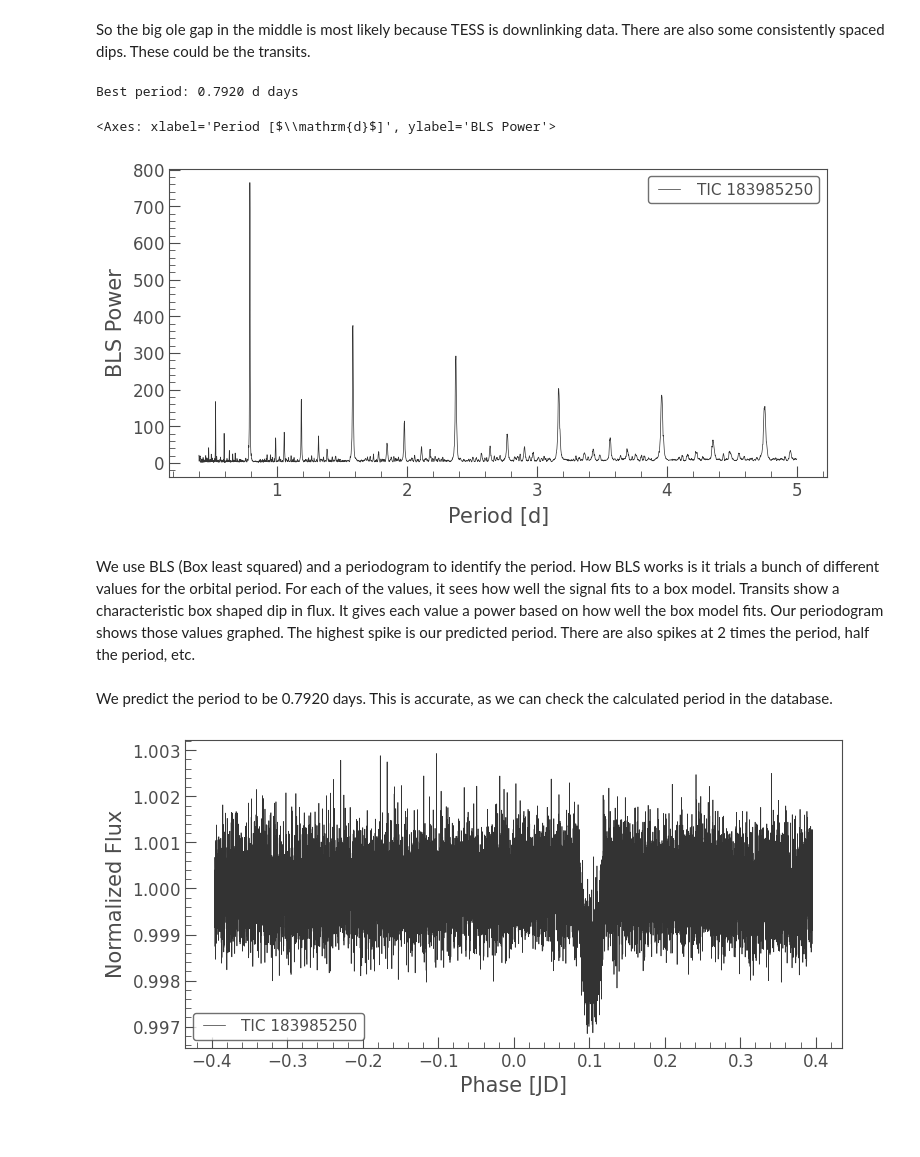
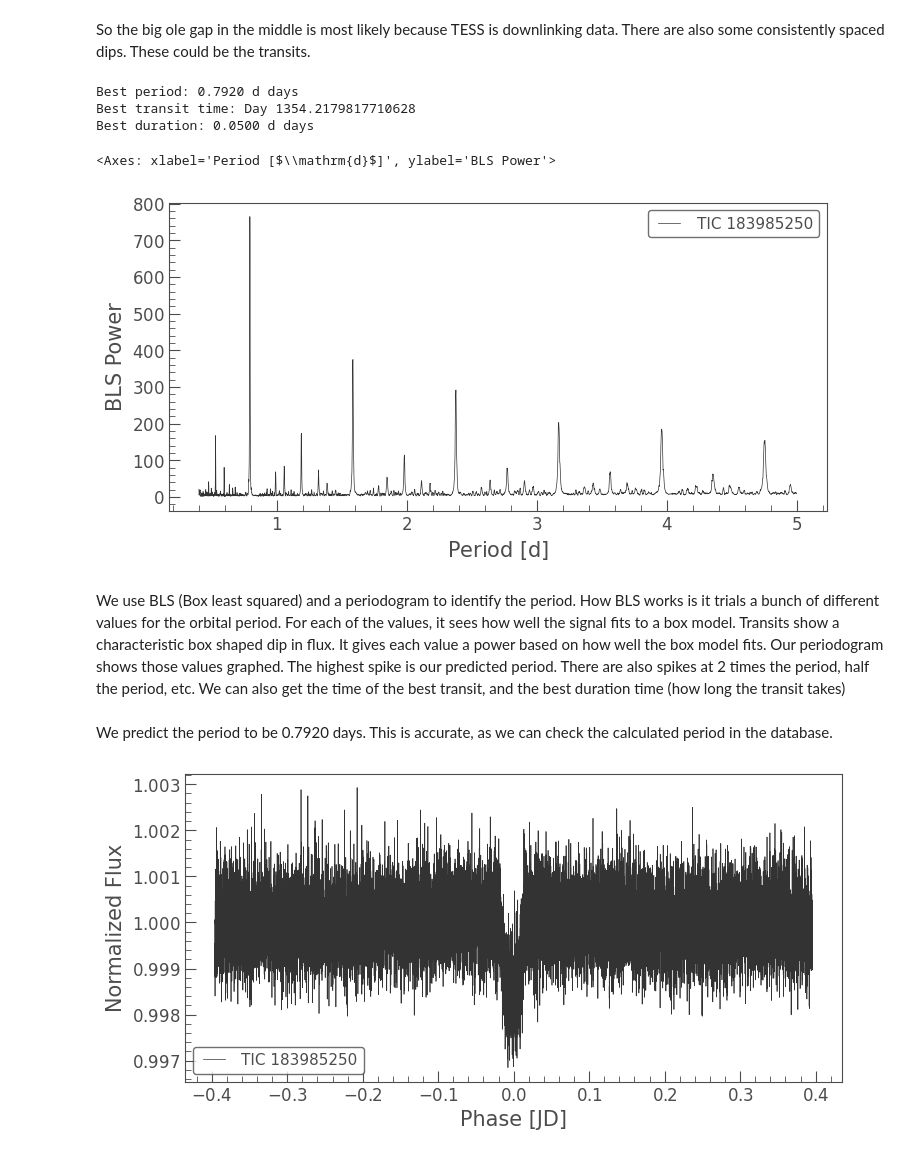
Before and after one commit to Diarmaid-M-H/TESSProject, a Jupyter notebook: Exoplanet.ipynb, the cells around one changed output. Cells and saved outputs as stored; diff of their text form; code cells hidden in the pictures.

```diff
--- a/Exoplanet.ipynb
+++ b/Exoplanet.ipynb
@@ -31,19 +31,25 @@ So the big ole gap in the middle is most likely because TESS is downlinking data
 periodogram = flat_lcf.to_periodogram(method='bls', period=np.arange(0.4, 5, 0.001))
 
 period = periodogram.period_at_max_power
+transit_time = periodogram.transit_time_at_max_power
+duration= periodogram.duration_at_max_power
 print(f"Best period: {period:.4f} days")
+print(f"Best transit time: Day {transit_time}")
+print(f"Best duration: {duration:.4f} days")
 
 periodogram.plot()
 # %% [output]
 Best period: 0.7920 d days
+Best transit time: Day 1354.2179817710628
+Best duration: 0.0500 d days
 <Axes: xlabel='Period [$\\mathrm{d}$]', ylabel='BLS Power'>
 [figure]
 # %% [markdown]
-We use BLS (Box least squared) and a periodogram to identify the period. How BLS works is it trials a bunch of different values for the orbital period. For each of the values, it sees how well the signal fits to a box model. Transits show a characteristic box shaped dip in flux. It gives each value a power based on how well the box model fits. Our periodogram shows those values graphed. The highest spike is our predicted period. There are also spikes at 2 times the period, half the period, etc. <br><br>We predict the period to be 0.7920 days. This is accurate, as we can check the calculated period in the database.
+We use BLS (Box least squared) and a periodogram to identify the period. How BLS works is it trials a bunch of different values for the orbital period. For each of the values, it sees how well the signal fits to a box model. Transits show a characteristic box shaped dip in flux. It gives each value a power based on how well the box model fits. Our periodogram shows those values graphed. The highest spike is our predicted period. There are also spikes at 2 times the period, half the period, etc. We can also get the time of the best transit, and the best duration time (how long the transit takes)<br><br>We predict the period to be 0.7920 days. This is accurate, as we can check the calculated period in the database.
 # %%
 #phase folding goes here.
-folded_lc = flat_lcf.fold(period=0.7920)
+folded_lc = flat_lcf.fold(period=0.7920,epoch_time=transit_time)
 folded_lc.plot();
 # %% [output]
-[figure, old version]
+[figure, new version]
 # %% [markdown]
```
Also changed, not shown: parts of 6 cells of this notebook.
